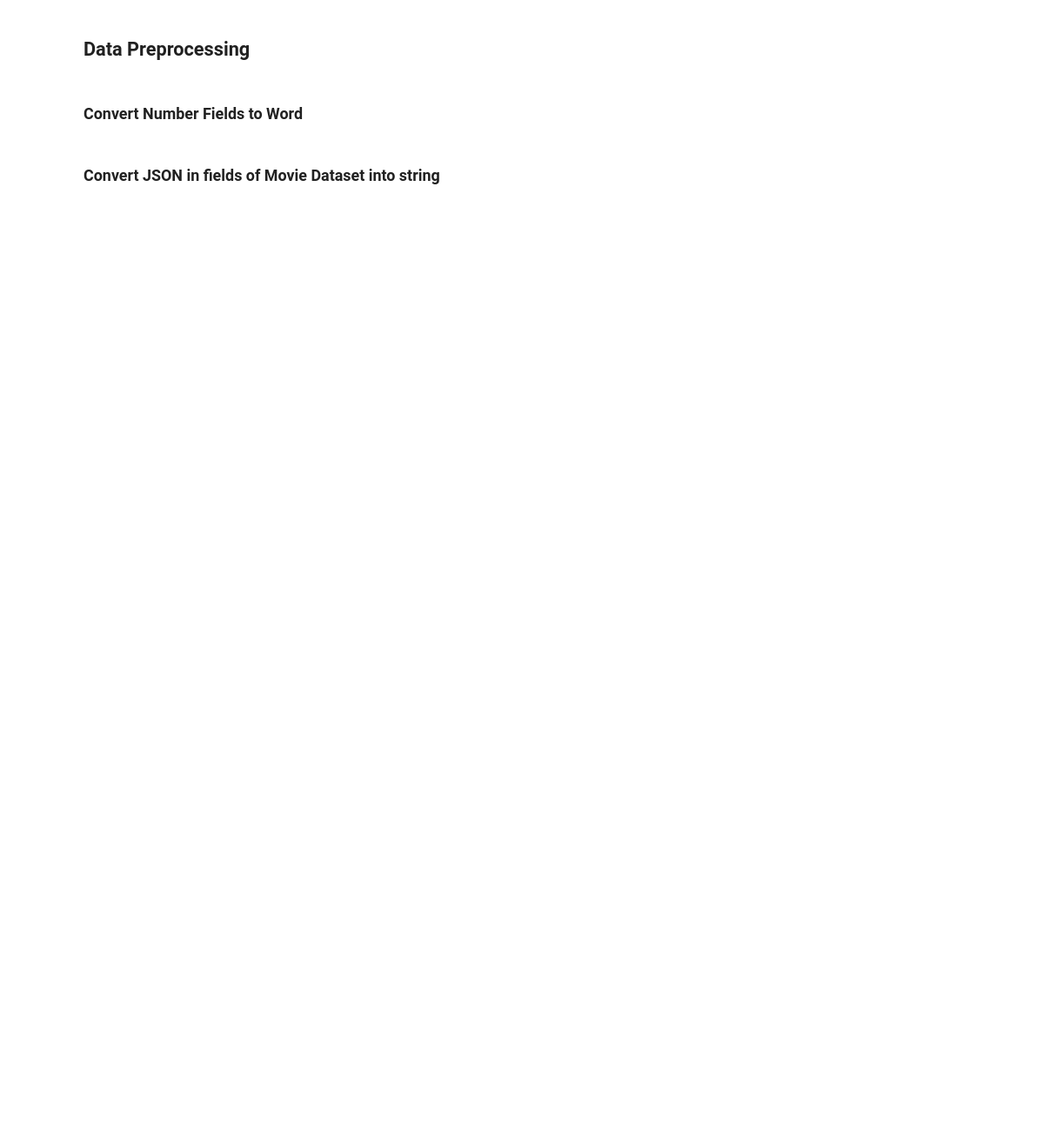
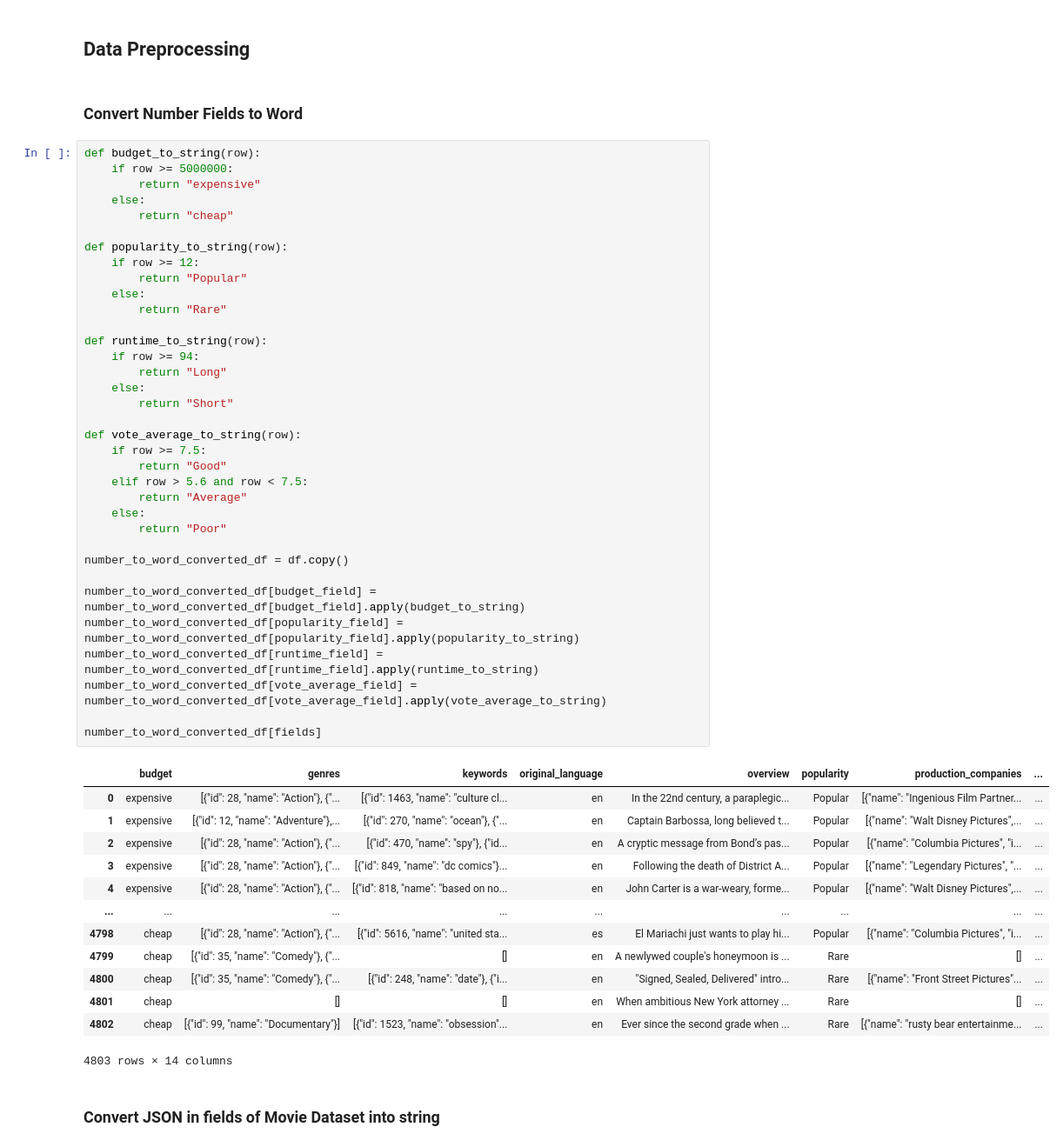
Before and after one commit to MaxZx3000/Recommendation-System-Movie, a Jupyter notebook: (17) recommendation-system-tf-idf.ipynb, the cells around one changed output. Shown: that part at 87% size. Saved outputs shown, nothing was run; the diff lists cells and outputs as text; blank space fills up the shorter version.

Commit message:
Added Convert Number Fields to Word Section.

```diff
--- a/(17) recommendation-system-tf-idf.ipynb
+++ b/(17) recommendation-system-tf-idf.ipynb
@@ -97,6 +119,55 @@ df[fields].describe()
 ## Data Preprocessing
 # %% [markdown]
 ### Convert Number Fields to Word
+# %%
+def budget_to_string(row):
+    if row >= 5000000:
+        return "expensive"
+    else:
+        return "cheap"
+
+def popularity_to_string(row):
+    if row >= 12:
+        return "Popular"
+    else:
+        return "Rare"
+
+def runtime_to_string(row):
+    if row >= 94:
+        return "Long"
+    else:
+        return "Short"
+
+def vote_average_to_string(row):
+    if row >= 7.5:
+        return "Good"
+    elif row > 5.6 and row < 7.5:
+        return "Average"
+    else:
+        return "Poor"
+
+number_to_word_converted_df = df.copy()
+
+number_to_word_converted_df[budget_field] = number_to_word_converted_df[budget_field].apply(budget_to_string)
+number_to_word_converted_df[popularity_field] = number_to_word_converted_df[popularity_field].apply(popularity_to_string)
+number_to_word_converted_df[runtime_field] = number_to_word_converted_df[runtime_field].apply(runtime_to_string)
+number_to_word_converted_df[vote_average_field] = number_to_word_converted_df[vote_average_field].apply(vote_average_to_string)
+
+number_to_word_converted_df[fields]
+# %% [output]
+|  | budget | genres | keywords | original_language | overview | popularity | production_companies | ... |
+| 0 | expensive | [{"id": 28, "name": "Action"}, {"... | [{"id": 1463, "name": "culture cl... | en | In the 22nd century, a paraplegic... | Popular | [{"name": "Ingenious Film Partner... | ... |
+| 1 | expensive | [{"id": 12, "name": "Adventure"},... | [{"id": 270, "name": "ocean"}, {"... | en | Captain Barbossa, long believed t... | Popular | [{"name": "Walt Disney Pictures",... | ... |
+| 2 | expensive | [{"id": 28, "name": "Action"}, {"... | [{"id": 470, "name": "spy"}, {"id... | en | A cryptic message from Bond’s pas... | Popular | [{"name": "Columbia Pictures", "i... | ... |
+| 3 | expensive | [{"id": 28, "name": "Action"}, {"... | [{"id": 849, "name": "dc comics"}... | en | Following the death of District A... | Popular | [{"name": "Legendary Pictures", "... | ... |
+| 4 | expensive | [{"id": 28, "name": "Action"}, {"... | [{"id": 818, "name": "based on no... | en | John Carter is a war-weary, forme... | Popular | [{"name": "Walt Disney Pictures",... | ... |
+| ... | ... | ... | ... | ... | ... | ... | ... | ... |
+| 4798 | cheap | [{"id": 28, "name": "Action"}, {"... | [{"id": 5616, "name": "united sta... | es | El Mariachi just wants to play hi... | Popular | [{"name": "Columbia Pictures", "i... | ... |
+| 4799 | cheap | [{"id": 35, "name": "Comedy"}, {"... | [] | en | A newlywed couple's honeymoon is ... | Rare | [] | ... |
+| 4800 | cheap | [{"id": 35, "name": "Comedy"}, {"... | [{"id": 248, "name": "date"}, {"i... | en | "Signed, Sealed, Delivered" intro... | Rare | [{"name": "Front Street Pictures"... | ... |
+| 4801 | cheap | [] | [] | en | When ambitious New York attorney ... | Rare | [] | ... |
+| 4802 | cheap | [{"id": 99, "name": "Documentary"}] | [{"id": 1523, "name": "obsession"... | en | Ever since the second grade when ... | Rare | [{"name": "rusty bear entertainme... | ... |
+4803 rows × 14 columns
 # %% [markdown]
 ### Convert JSON in fields of Movie Dataset into string
 # %%
```
Also changed, not shown: parts of 4 cells of this notebook.
